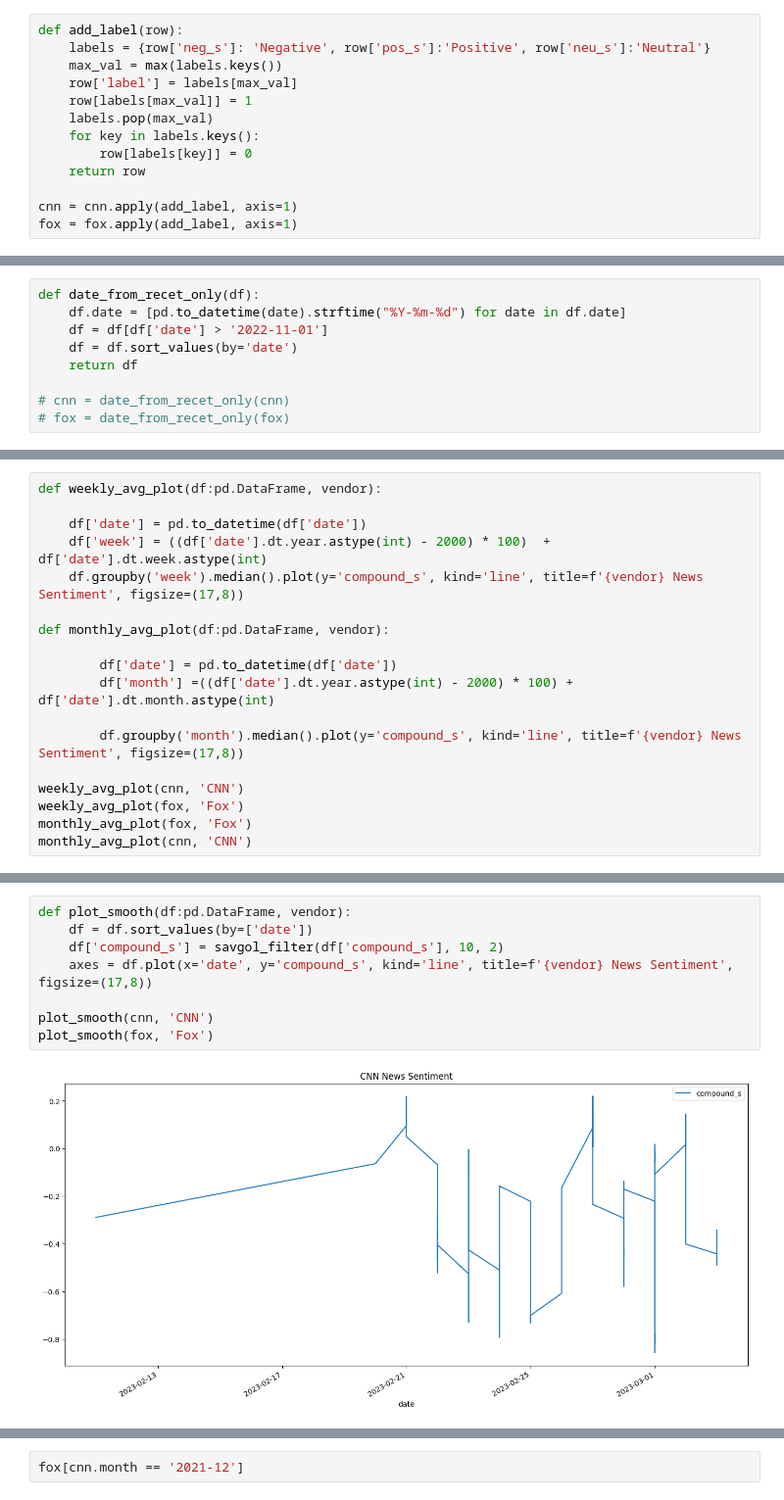
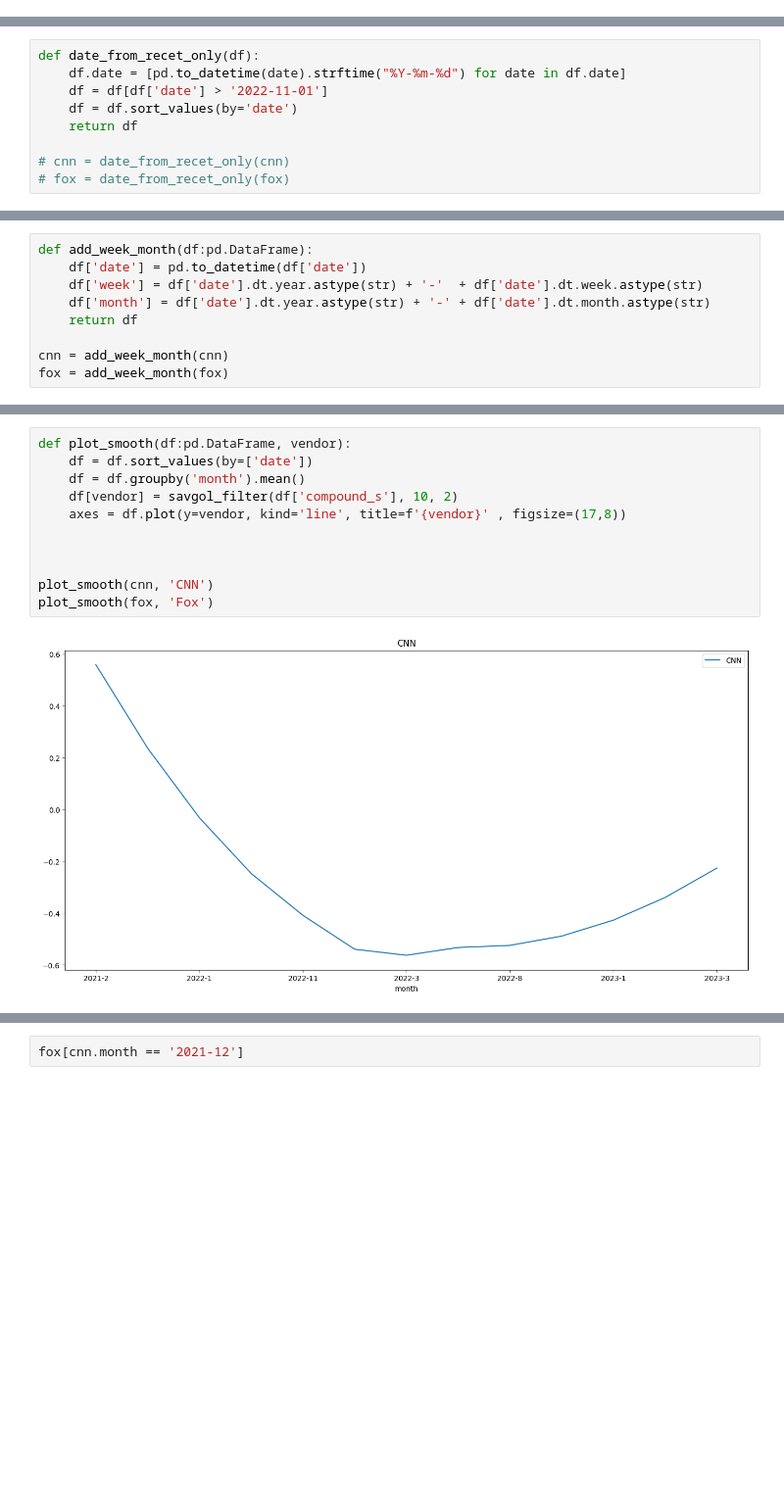
Before and after one commit to idobiran11/senti-trends-nlp, a Jupyter notebook: result analysis/trump_absa.ipynb, the cells around one changed output, grey strips where cells are left out. Shown at 98% size. Drawn from its saved outputs; the diff is of its cells as text; blank space fills up the shorter version.

```diff
--- a/result analysis/trump_absa.ipynb
+++ b/result analysis/trump_absa.ipynb
@@ -73,13 +86,0 @@ array([['White House releases ambitious cyber strategy calling for more regulati
-# %%
-def add_label(row):
-    labels = {row['neg_s']: 'Negative', row['pos_s']:'Positive', row['neu_s']:'Neutral'}
-    max_val = max(labels.keys())
-    row['label'] = labels[max_val]
-    row[labels[max_val]] = 1
-    labels.pop(max_val)
-    for key in labels.keys():
-        row[labels[key]] = 0
-    return row
-
-cnn = cnn.apply(add_label, axis=1)
-fox = fox.apply(add_label, axis=1)
@@ -116,18 +103,9 @@ joined_plot(cnn, fox, 'CNN', 'Fox')
 # %%
-def weekly_avg_plot(df:pd.DataFrame, vendor):
+def add_week_month(df:pd.DataFrame):
+    df['date'] = pd.to_datetime(df['date'])
+    df['week'] = df['date'].dt.year.astype(str) + '-'  + df['date'].dt.week.astype(str)
+    df['month'] = df['date'].dt.year.astype(str) + '-' + df['date'].dt.month.astype(str)
+    return df
 
-    df['date'] = pd.to_datetime(df['date'])
-    df['week'] = ((df['date'].dt.year.astype(int) - 2000) * 100)  + df['date'].dt.week.astype(int)
-    df.groupby('week').median().plot(y='compound_s', kind='line', title=f'{vendor} News Sentiment', figsize=(17,8))
-
-def monthly_avg_plot(df:pd.DataFrame, vendor):
-
-        df['date'] = pd.to_datetime(df['date'])
-        df['month'] =((df['date'].dt.year.astype(int) - 2000) * 100) + df['date'].dt.month.astype(int)
-
-        df.groupby('month').median().plot(y='compound_s', kind='line', title=f'{vendor} News Sentiment', figsize=(17,8))
-
-weekly_avg_plot(cnn, 'CNN')
-weekly_avg_plot(fox, 'Fox')
-monthly_avg_plot(fox, 'Fox')
-monthly_avg_plot(cnn, 'CNN')
+cnn = add_week_month(cnn)
+fox = add_week_month(fox)
@@ -153,10 +181,13 @@ array(['2021-01-06T14:44:00.000000000', '2021-01-25T23:54:00.000000000',
 # %%
 def plot_smooth(df:pd.DataFrame, vendor):
     df = df.sort_values(by=['date'])
-    df['compound_s'] = savgol_filter(df['compound_s'], 10, 2)
-    axes = df.plot(x='date', y='compound_s', kind='line', title=f'{vendor} News Sentiment', figsize=(17,8))
+    df = df.groupby('month').mean()
+    df[vendor] = savgol_filter(df['compound_s'], 10, 2)
+    axes = df.plot(y=vendor, kind='line', title=f'{vendor}' , figsize=(17,8))
+
+
 
 plot_smooth(cnn, 'CNN')
 plot_smooth(fox, 'Fox')
 # %% [output]
-[figure, old version]
+[figure, new version]
```
Also changed, not shown: parts of 17 cells of this notebook, 2 other files.
